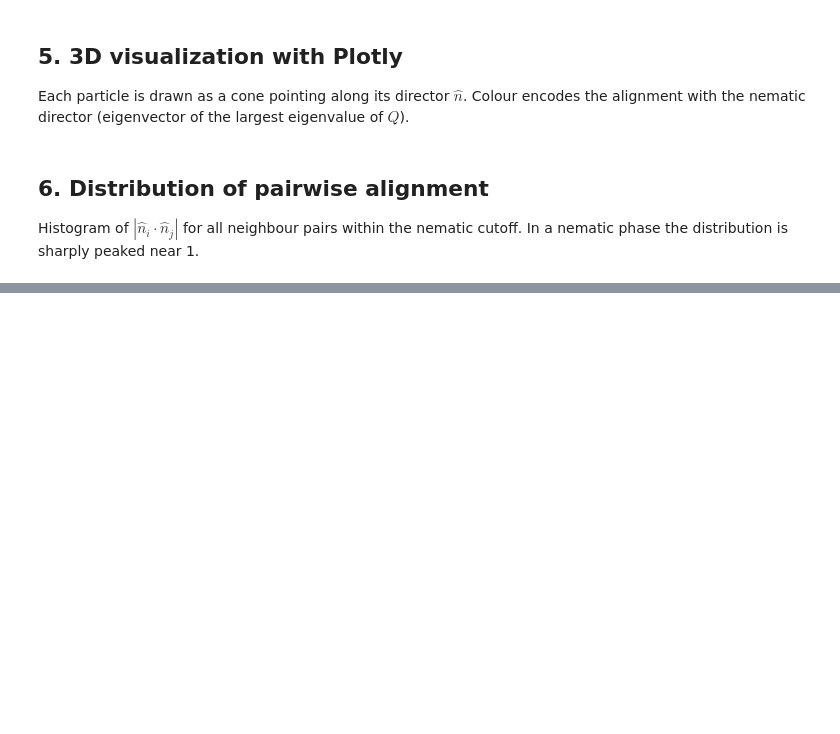
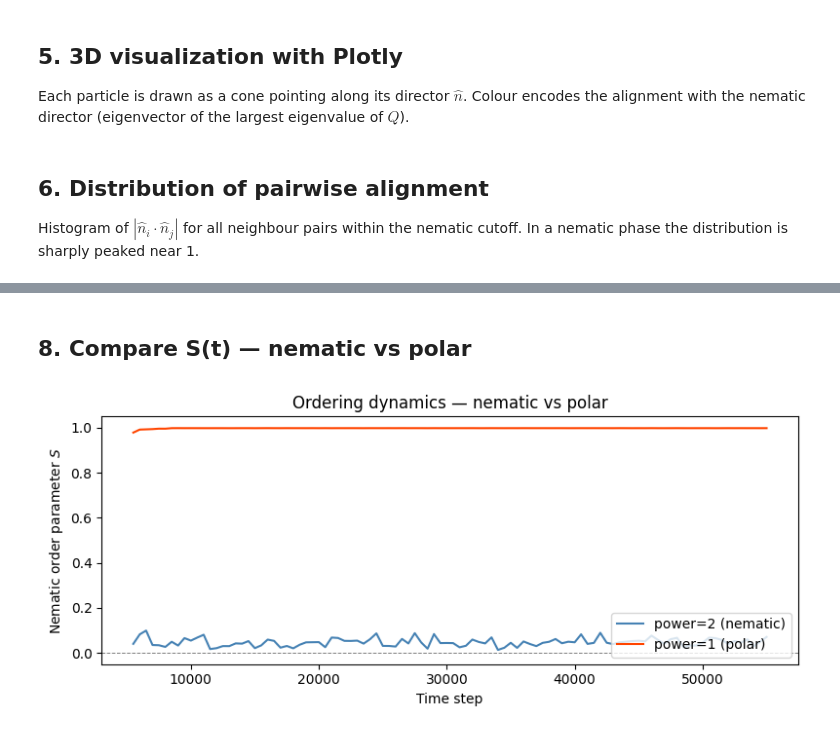
Before and after one commit to glab-vbc/hoomd-glab-plugins, a Jupyter notebook: demo_nematic_pair.ipynb, the cells around one changed output, grey strips where cells are left out. Cells and saved outputs as stored; diff of their text form; code cells hidden in the pictures; blank space fills up the shorter version.

```diff
--- a/demo_nematic_pair.ipynb
+++ b/demo_nematic_pair.ipynb
@@ -298,0 +353,17 @@ plt.show()
+# %%
+steps_list_p = []
+S_list_p = []
+
+for i in range(n_steps_total // sample_period):
+    sim_polar.run(sample_period)
+    snap_p = sim_polar.state.get_snapshot()
+    ori_p = snap_p.particles.orientation
+    S_p = nematic_order_parameter(ori_p)
+    steps_list_p.append(sim_polar.timestep)
+    S_list_p.append(S_p)
+    if (i + 1) % 20 == 0:
+        print(f"  step {sim_polar.timestep:>7d}  S = {S_p:.3f}")
+
+steps_arr_p = np.array(steps_list_p)
+S_arr_p = np.array(S_list_p)
+print(f"\nFinal S (polar) = {S_arr_p[-1]:.3f}")
@@ -298,0 +378,16 @@ plt.show()
+# %% [markdown]
+## 8. Compare S(t) — nematic vs polar
+# %%
+fig, ax = plt.subplots(figsize=(8, 3.5))
+ax.plot(steps_arr, S_arr, lw=1.5, color="steelblue", label="power=2 (nematic)")
+ax.plot(steps_arr_p, S_arr_p, lw=1.5, color="orangered", label="power=1 (polar)")
+ax.set_xlabel("Time step")
+ax.set_ylabel("Nematic order parameter $S$")
+ax.set_ylim(-0.05, 1.05)
+ax.axhline(0, color="gray", ls="--", lw=0.7)
+ax.legend(loc="lower right")
+ax.set_title("Ordering dynamics — nematic vs polar")
+fig.tight_layout()
+plt.show()
+# %% [output]
+[figure, added]
```
Also changed, not shown: parts of 14 cells of this notebook, 6 other files.
